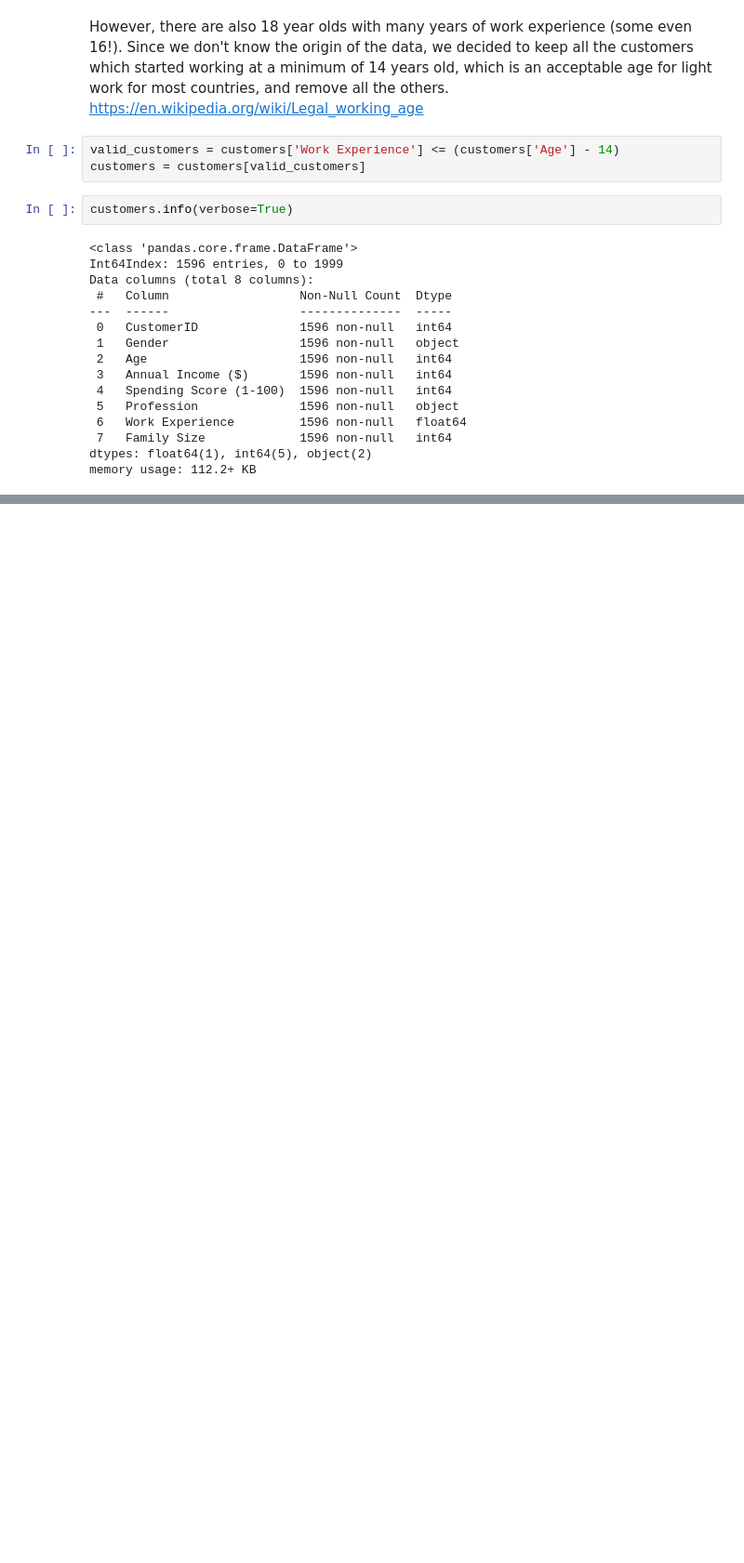
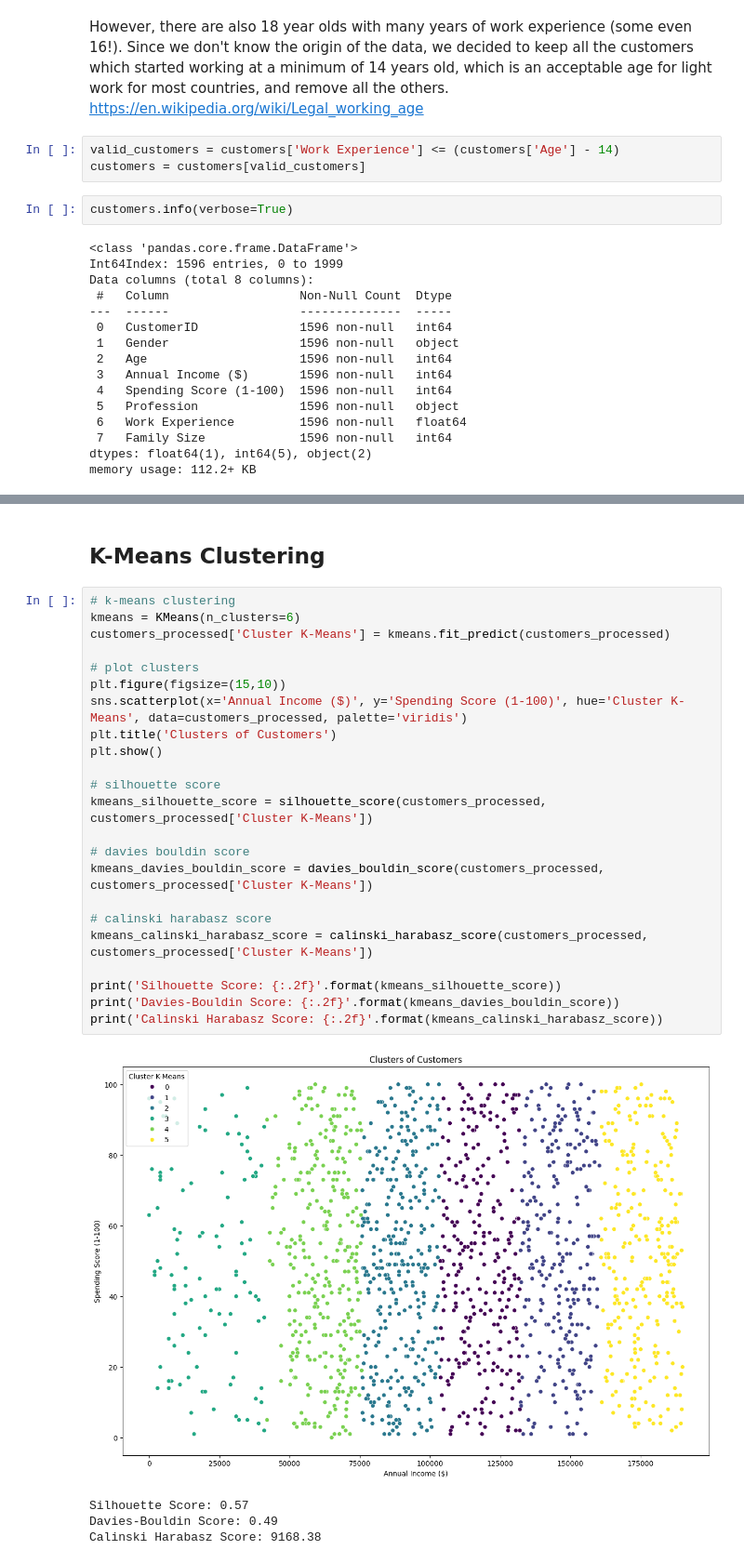
Before and after one commit to Bluxen/DA-Project2, a Jupyter notebook: 13_Shop_Customer_Data.ipynb, the cells around one changed output, grey strips where cells are left out. Shown at 93% size. Cells and saved outputs as stored; diff of their text form; blank space fills up the shorter version.

```diff
--- a/13_Shop_Customer_Data.ipynb
+++ b/13_Shop_Customer_Data.ipynb
@@ -426,0 +486,30 @@ memory usage: 112.2+ KB
+# %% [markdown]
+## K-Means Clustering
+# %%
+# k-means clustering
+kmeans = KMeans(n_clusters=6)
+customers_processed['Cluster K-Means'] = kmeans.fit_predict(customers_processed)
+
+# plot clusters
+plt.figure(figsize=(15,10))
+sns.scatterplot(x='Annual Income ($)', y='Spending Score (1-100)', hue='Cluster K-Means', data=customers_processed, palette='viridis')
+plt.title('Clusters of Customers')
+plt.show()
+
+# silhouette score
+kmeans_silhouette_score = silhouette_score(customers_processed, customers_processed['Cluster K-Means'])
+
+# davies bouldin score
+kmeans_davies_bouldin_score = davies_bouldin_score(customers_processed, customers_processed['Cluster K-Means'])
+
+# calinski harabasz score
+kmeans_calinski_harabasz_score = calinski_harabasz_score(customers_processed, customers_processed['Cluster K-Means'])
+
+print('Silhouette Score: {:.2f}'.format(kmeans_silhouette_score))
+print('Davies-Bouldin Score: {:.2f}'.format(kmeans_davies_bouldin_score))
+print('Calinski Harabasz Score: {:.2f}'.format(kmeans_calinski_harabasz_score))
+# %% [output]
+[figure, added]
+Silhouette Score: 0.57
+Davies-Bouldin Score: 0.49
+Calinski Harabasz Score: 9168.38
```
Also changed, not shown: parts of 14 cells of this notebook.
